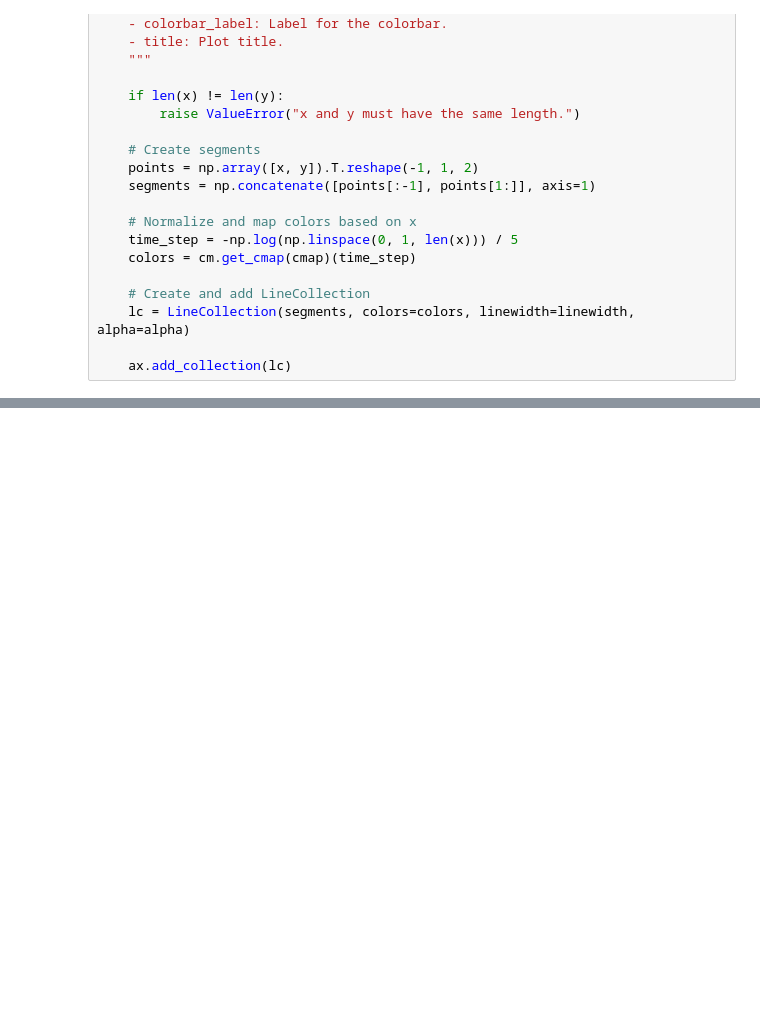
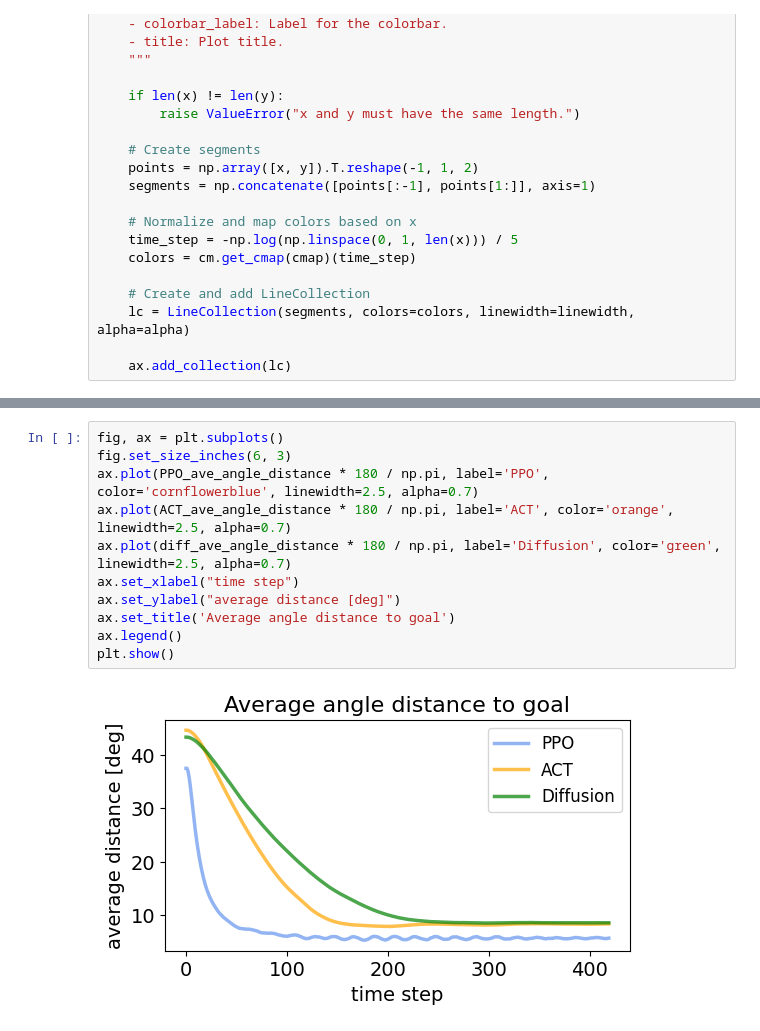
Before and after one commit to SonoGym/SonoGym, a Jupyter notebook: workflows/visualize/visualize_guidance.ipynb, the cells around one changed output, grey strips where cells are left out. Cells and saved outputs as stored; diff of their text form; blank space fills up the shorter version.

```diff
--- a/workflows/visualize/visualize_guidance.ipynb
+++ b/workflows/visualize/visualize_guidance.ipynb
@@ -124,0 +156,13 @@ torch.Size([100, 3])
+# %%
+fig, ax = plt.subplots()
+fig.set_size_inches(6, 3)
+ax.plot(PPO_ave_angle_distance * 180 / np.pi, label='PPO', color='cornflowerblue', linewidth=2.5, alpha=0.7)
+ax.plot(ACT_ave_angle_distance * 180 / np.pi, label='ACT', color='orange', linewidth=2.5, alpha=0.7)
+ax.plot(diff_ave_angle_distance * 180 / np.pi, label='Diffusion', color='green', linewidth=2.5, alpha=0.7)
+ax.set_xlabel("time step")
+ax.set_ylabel("average distance [deg]")
+ax.set_title('Average angle distance to goal')
+ax.legend()
+plt.show()
+# %% [output]
+[figure, added]
```
Also changed, not shown: parts of 4 cells of this notebook, 13 other files.
